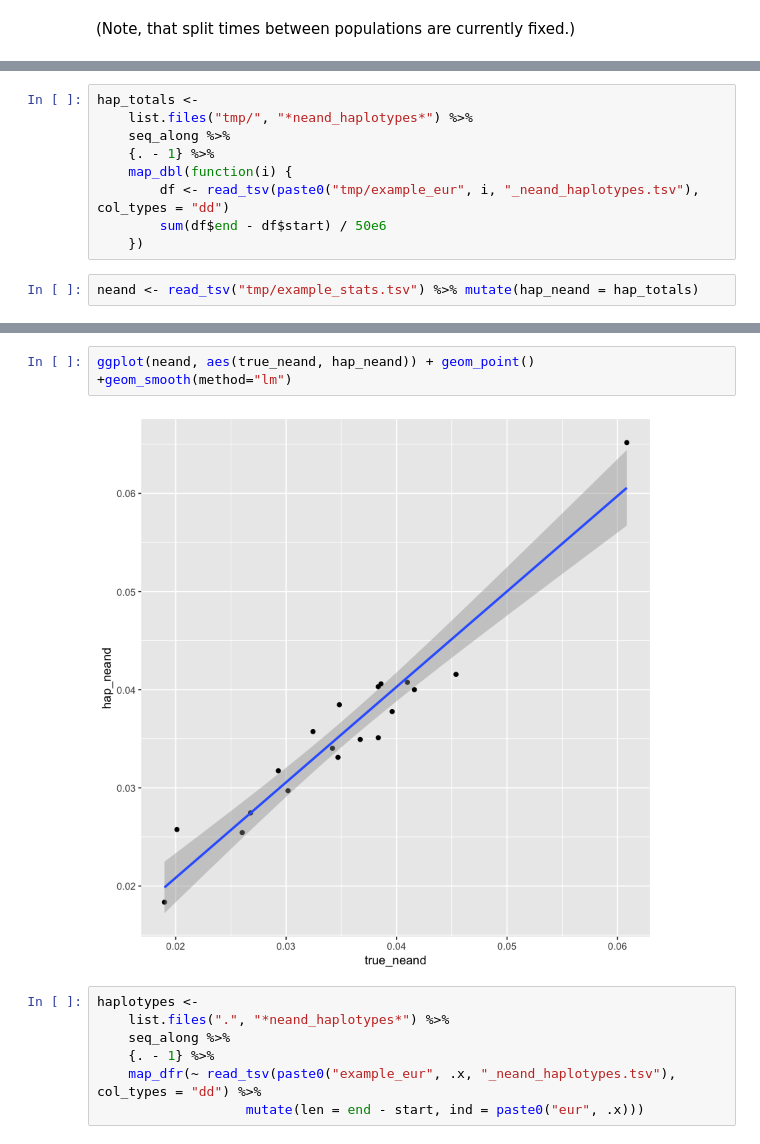
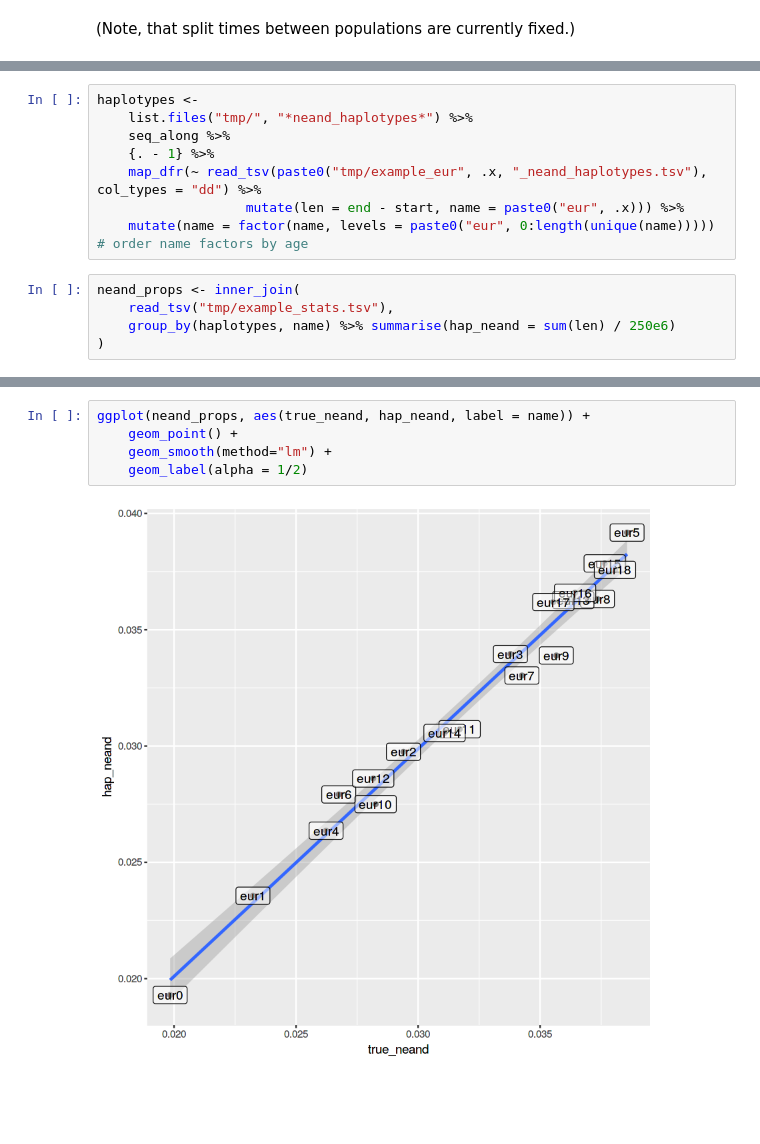
Before and after one commit to BenjaminPeter/demography, a Jupyter notebook: examples.ipynb, the cells around one changed output, grey strips where cells are left out. Drawn from its saved outputs; the diff is of its cells as text; blank space fills up the shorter version.

Commit message:
Update example notebook

```diff
--- a/examples.ipynb
+++ b/examples.ipynb
@@ -72,16 +78,18 @@ Warning message:
 ✖ dplyr::filter() masks stats::filter()
 ✖ dplyr::lag()    masks stats::lag()
 # %%
-hap_totals <-
+haplotypes <-
     list.files("tmp/", "*neand_haplotypes*") %>%
     seq_along %>%
     {. - 1} %>%
-    map_dbl(function(i) {
-        df <- read_tsv(paste0("tmp/example_eur", i, "_neand_haplotypes.tsv"), col_types = "dd")
-        sum(df$end - df$start) / 50e6
-    })
+    map_dfr(~ read_tsv(paste0("tmp/example_eur", .x, "_neand_haplotypes.tsv"), col_types = "dd") %>%
+                   mutate(len = end - start, name = paste0("eur", .x))) %>%
+    mutate(name = factor(name, levels = paste0("eur", 0:length(unique(name))))) # order name factors by age
 # %%
-neand <- read_tsv("tmp/example_stats.tsv") %>% mutate(hap_neand = hap_totals)
+neand_props <- inner_join(
+    read_tsv("tmp/example_stats.tsv"),
+    group_by(haplotypes, name) %>% summarise(hap_neand = sum(len) / 250e6)
+)
 # %% [output]
 Parsed with column specification:
 cols(
@@ -99,14 +109,10 @@ gather(neand, stat, value, -c(name, age)) %>%
 # %%
-ggplot(neand, aes(true_neand, hap_neand)) + geom_point() +geom_smooth(method="lm")
+ggplot(neand_props, aes(true_neand, hap_neand, label = name)) +
+    geom_point() +
+    geom_smooth(method="lm") +
+    geom_label(alpha = 1/2)
 # %% [output]
-[figure, old version]
+[figure, new version]
-# %%
-haplotypes <-
-    list.files(".", "*neand_haplotypes*") %>%
-    seq_along %>%
-    {. - 1} %>%
-    map_dfr(~ read_tsv(paste0("example_eur", .x, "_neand_haplotypes.tsv"), col_types = "dd") %>%
-                   mutate(len = end - start, ind = paste0("eur", .x)))
 # %%
 haplotypes %>% head
 # %% [output]
```
Also changed, not shown: parts of 12 cells of this notebook.
